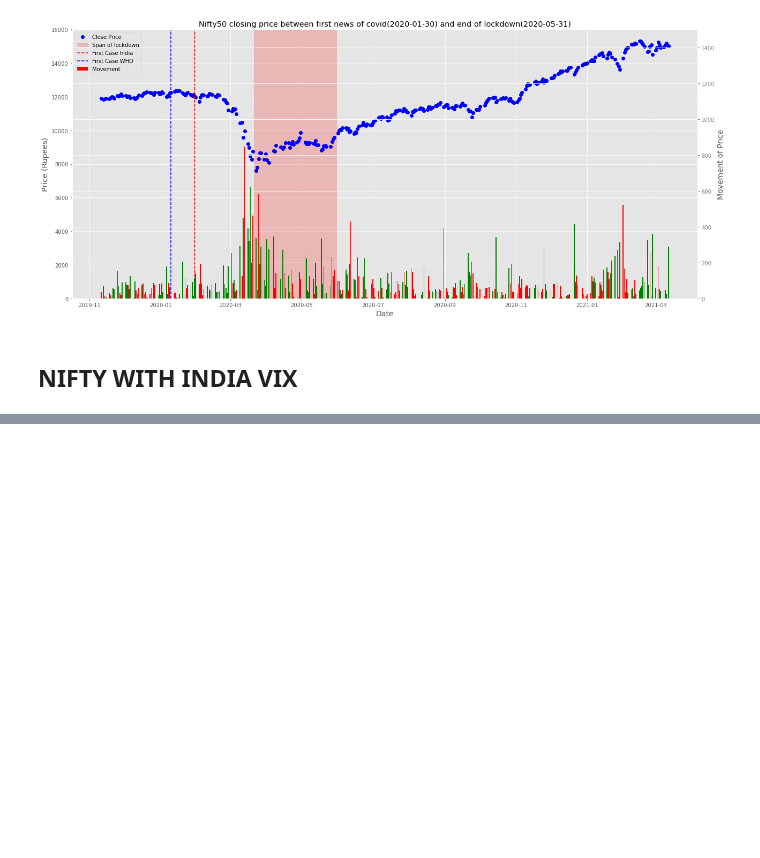
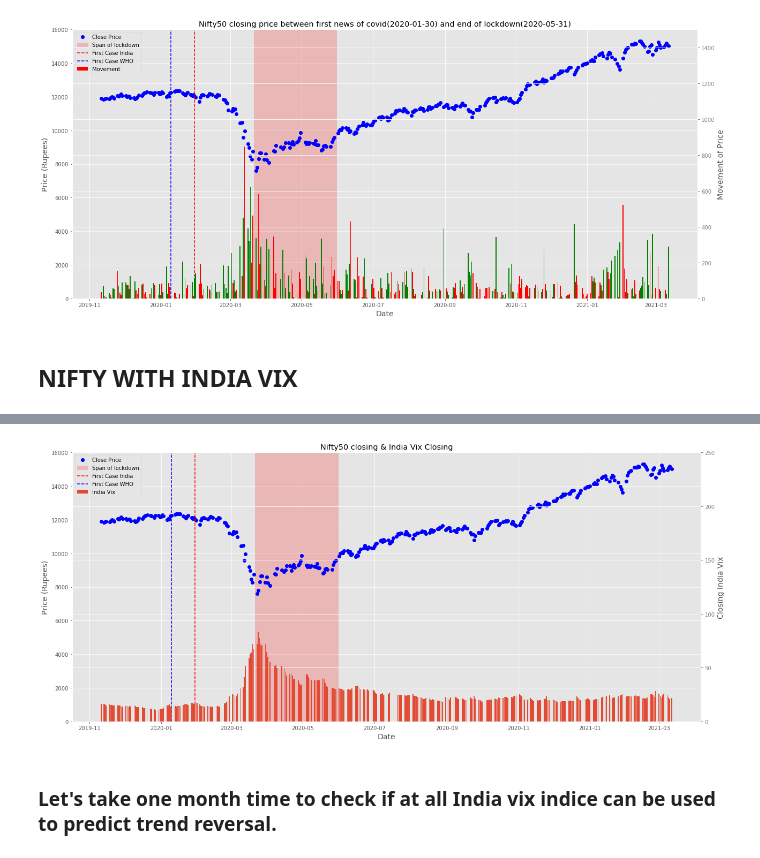
Before and after one commit to sarthakone105/NSE_analysis_duringCovid, a Jupyter notebook: src/nifty50.ipynb, the cells around one changed output, grey strips where cells are left out. Saved outputs shown, nothing was run; the diff lists cells and outputs as text; code cells hidden in the pictures; blank space fills up the shorter version.

```diff
--- a/src/nifty50.ipynb
+++ b/src/nifty50.ipynb
@@ -115,8 +116,8 @@ csv_dir = os.listdir(base_path)
 # %%
 df_list = []
 for file in csv_dir:
-    df = pd.read_csv(f"{base_path}{file}")
-    df_list.append(df)
+    fd = pd.read_csv(f"{base_path}{file}")
+    df_list.append(fd)
 df_vix = pd.concat(df_list, axis=0)
 
 df_vix.columns = df_vix.columns.str.strip()
@@ -129,4 +130,6 @@ df_vix = df_vix.rename(columns={
     'Change': 'Change',
     '% Change': '%_change'
 })
+df_vix["Date"] = pd.to_datetime(df_vix["Date"])
+df_vix = df_vix.sort_values(by="Date")
 df_vix.to_csv(f"{out_path_csv}/indiaVix_2018_23.csv", index=False)
@@ -132,0 +145,2 @@ df_vix.to_csv(f"{out_path_csv}/indiaVix_2018_23.csv", index=False)
+# %%
+vix_magnified = df_vix.loc[(df_vix["Date"] > nov_2019) & (df_vix["Date"] < Second_wave_start)]
@@ -132,0 +156,33 @@ df_vix.to_csv(f"{out_path_csv}/indiaVix_2018_23.csv", index=False)
+# %%
+fig, ax = plt.subplots(figsize=(18, 8))
+plt.title("Nifty50 closing & India Vix Closing")
+ax.plot(magnified["Date"], magnified["Close"], "ob",label="Close Price")
+
+
+ax.axvspan(First_wave_start, First_wave_end, color="red", alpha=0.2, label="Span of lockdown")
+ax.axvline(first_news_india, color='Red', linestyle='--', label='First Case India')
+ax.axvline(first_news_worldwide, color='blue', linestyle='--', label='First Case WHO')
+
+
+ax.set_ylim(0, 16000)
+plt.ylabel("Price (Rupees)", fontsize=14)
+plt.xlabel("Date", fontsize=14)
+
+ax2 = ax.twinx()
+ax2.set_ylabel('Closing India Vix', fontsize=14)
+ax2.set_ylim(0, 250)
+ax2.tick_params(axis='y', labelcolor='grey')
+ax2.bar(vix_magnified["Date"], vix_magnified["Close"], label="India Vix")
+
+lines, labels = ax.get_legend_handles_labels()
+lines2, labels2 = ax2.get_legend_handles_labels()
+ax.legend(lines + lines2, labels + labels2, loc="upper left")
+
+plt.tight_layout()
+plt.savefig(f"{outpath_plot}/Nifty50_indiaVix.png", dpi=400)
+plt.show()
+plt.close()
+# %% [output]
+[figure, added]
+# %% [markdown]
+<h3>Let's take one month time to check if at all India vix indice can be used to predict trend reversal.</h3>
```
Also changed, not shown: parts of 7 cells of this notebook, 2 other files.
